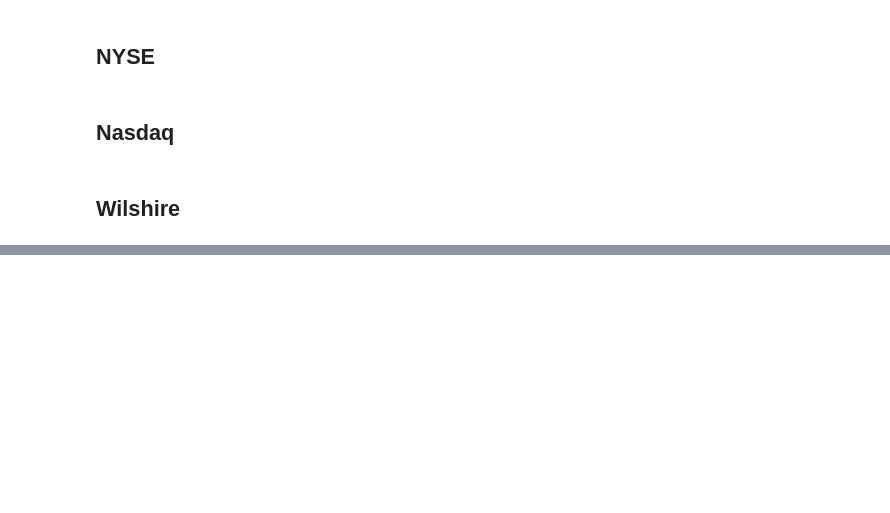
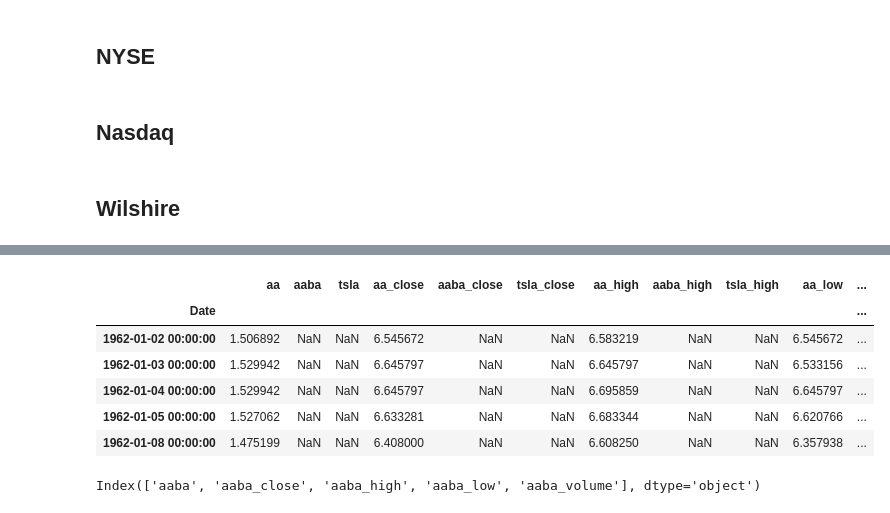
Before and after one commit to damiansp/marketModeling, a Jupyter notebook: notebooks/HMM.py.ipynb, the cells around one changed output, grey strips where cells are left out. Drawn from its saved outputs; the diff is of its cells as text; code cells hidden in the pictures; blank space fills up the shorter version.

```diff
--- a/notebooks/HMM.py.ipynb
+++ b/notebooks/HMM.py.ipynb
@@ -474,0 +514,18 @@ for state in range(state_var.index.max() + 1):
+# %%
+data.index = data.index.astype(str)
+data.head()
+# %% [output]
+|  | aa | aaba | tsla | aa_close | aaba_close | tsla_close | aa_high | aaba_high | tsla_high | aa_low | ... |
+| Date |  |  |  |  |  |  |  |  |  |  | ... |
+| 1962-01-02 00:00:00 | 1.506892 | NaN | NaN | 6.545672 | NaN | NaN | 6.583219 | NaN | NaN | 6.545672 | ... |
+| 1962-01-03 00:00:00 | 1.529942 | NaN | NaN | 6.645797 | NaN | NaN | 6.645797 | NaN | NaN | 6.533156 | ... |
+| 1962-01-04 00:00:00 | 1.529942 | NaN | NaN | 6.645797 | NaN | NaN | 6.695859 | NaN | NaN | 6.645797 | ... |
+| 1962-01-05 00:00:00 | 1.527062 | NaN | NaN | 6.633281 | NaN | NaN | 6.683344 | NaN | NaN | 6.620766 | ... |
+| 1962-01-08 00:00:00 | 1.475199 | NaN | NaN | 6.408000 | NaN | NaN | 6.608250 | NaN | NaN | 6.357938 | ... |
+# %%
+n = len(data)
+nullsum = data.isnull().sum()
+empties = nullsum[nullsum == n].index
+empties
+# %% [output]
+Index(['aaba', 'aaba_close', 'aaba_high', 'aaba_low', 'aaba_volume'], dtype='object')
```
Also changed, not shown: parts of 16 cells of this notebook, 19 other files.
